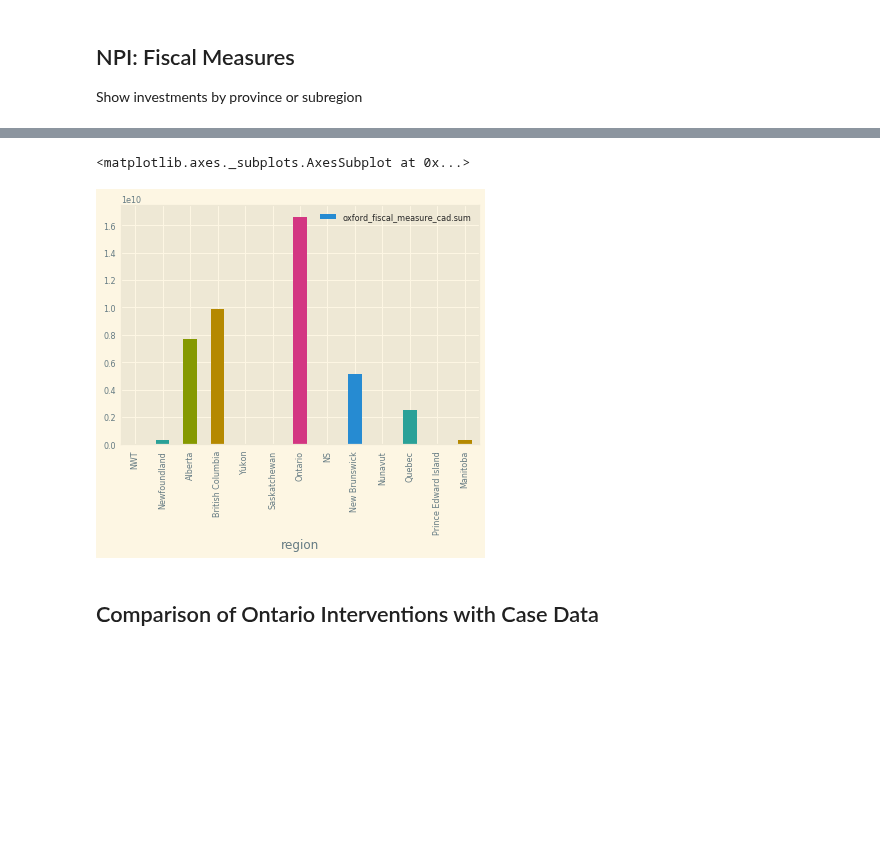
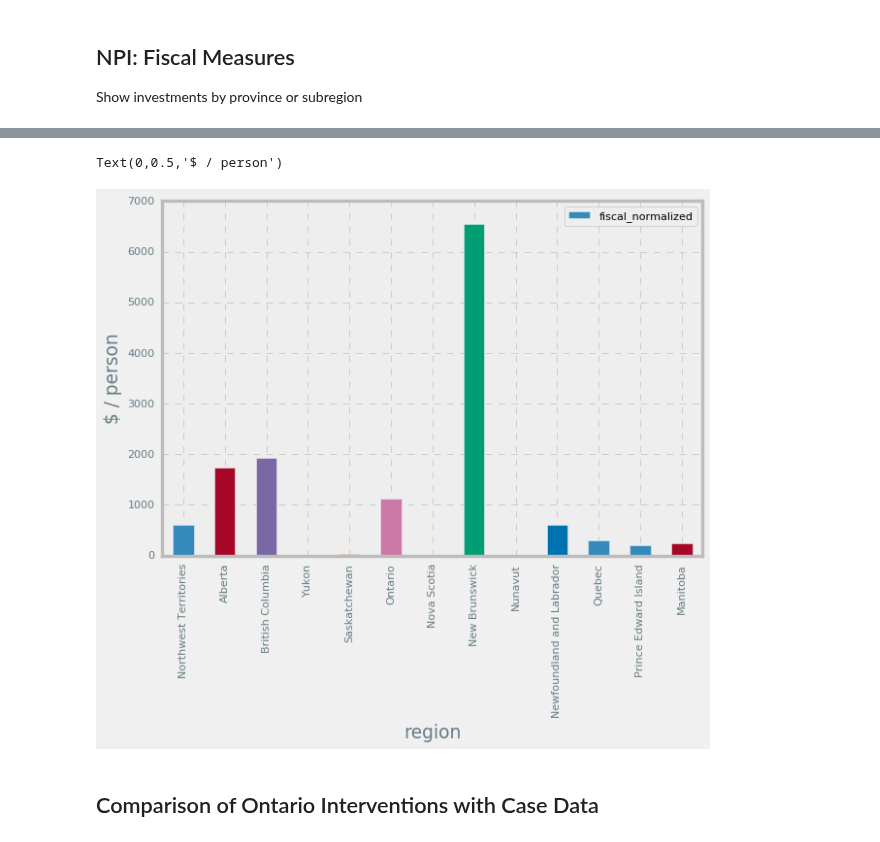
Before and after one commit to jajsmith/COVID19NonPharmaceuticalInterventions, a Jupyter notebook: npi_analysis.ipynb, the cells around one changed output, grey strips where cells are left out. Drawn from its saved outputs; the diff is of its cells as text; code cells hidden in the pictures; blank space fills up the shorter version.

```diff
--- a/npi_analysis.ipynb
+++ b/npi_analysis.ipynb
@@ -71,3 +77,10 @@ province_files = ['Prince Edward Island.csv', 'Newfoundland.csv', 'Alberta.csv',
              'British Columbia.csv', 'Yukon.csv', 'Saskatchewan.csv',
              'Ontario.csv', 'Nova Scotia.csv', 'New Brunswick.csv',
              'Nunavut.csv', 'Quebec.csv', 'Northwest Territories.csv', 'Manitoba.csv']
+# %%
+population_df = pd.read_csv('statscan-population-q.csv', thousands=',')
+population_df[['Geography', 'Q1 2020']]
+population_df['region'] = population_df['Geography']
+population_df['population_q1_2020'] = pd.to_numeric(population_df['Q1 2020'])
+population_df = population_df[['region', 'population_q1_2020']]
+population_df
@@ -86,8 +115,8 @@ for file in csvs:
     print('Reading ', file)
     name = file.split("-", 1)[-1].strip(' ')
     df = pd.read_csv(data_path + file)
-    df['start_date'] = pd.to_datetime(df['start_date'], format='%d-%m-%Y')
-    df['end_date'] = pd.to_datetime(df['end_date'], format='%d-%m-%Y')
+    df['start_date'] = pd.to_datetime(df['start_date'], format='%m/%d/%Y')
+    df['end_date'] = pd.to_datetime(df['end_date'], format='%m/%d/%Y')
     df['oxford_fiscal_measure_cad'] = df['oxford_fiscal_measure_cad'].replace('[\$,]', '', regex=True).astype(float)
 
     full_df = full_df.append(df)
@@ -185,5 +233,5 @@ stats_df.plot.bar(x='file', y='oxford_government_response_category.unique')
 # %%
-stats_provs_df = stats_df[stats_df['file'].isin(provinces)]
+stats_provs_df = stats_df[stats_df['file'].isin(province_files)]
 # %%
 stats_provs_df.plot.bar(x='region', y='oxford_government_response_category.unique')
 # %% [output]
@@ -197,9 +245,13 @@ stats_provs_df.plot.bar(x='region', y='oxford_fiscal_measure_cad.sum', log=True)
+# %%
+a_df = stats_provs_df[['region', 'oxford_fiscal_measure_cad.sum']].merge(population_df, on='region', how='left')
+a_df['population_q1_2020_hundred_thousands'] = a_df['population_q1_2020']
+a_df['fiscal_normalized'] = a_df['oxford_fiscal_measure_cad.sum'] / a_df['population_q1_2020_hundred_thousands']
 # %%
-
-stats_provs_df.plot.bar(x='region', y='oxford_fiscal_measure_cad.sum')
+a_df.plot.bar(x='region', y='fiscal_normalized')
+plt.ylabel('$ / person')
 # %% [output]
-<matplotlib.axes._subplots.AxesSubplot at 0x...>
+Text(0,0.5,'$ / person')
-[figure, old version]
+[figure, new version]
 # %% [markdown]
 ## Comparison of Ontario Interventions with Case Data
 # %%
```
Also changed, not shown: parts of 12 cells of this notebook.
